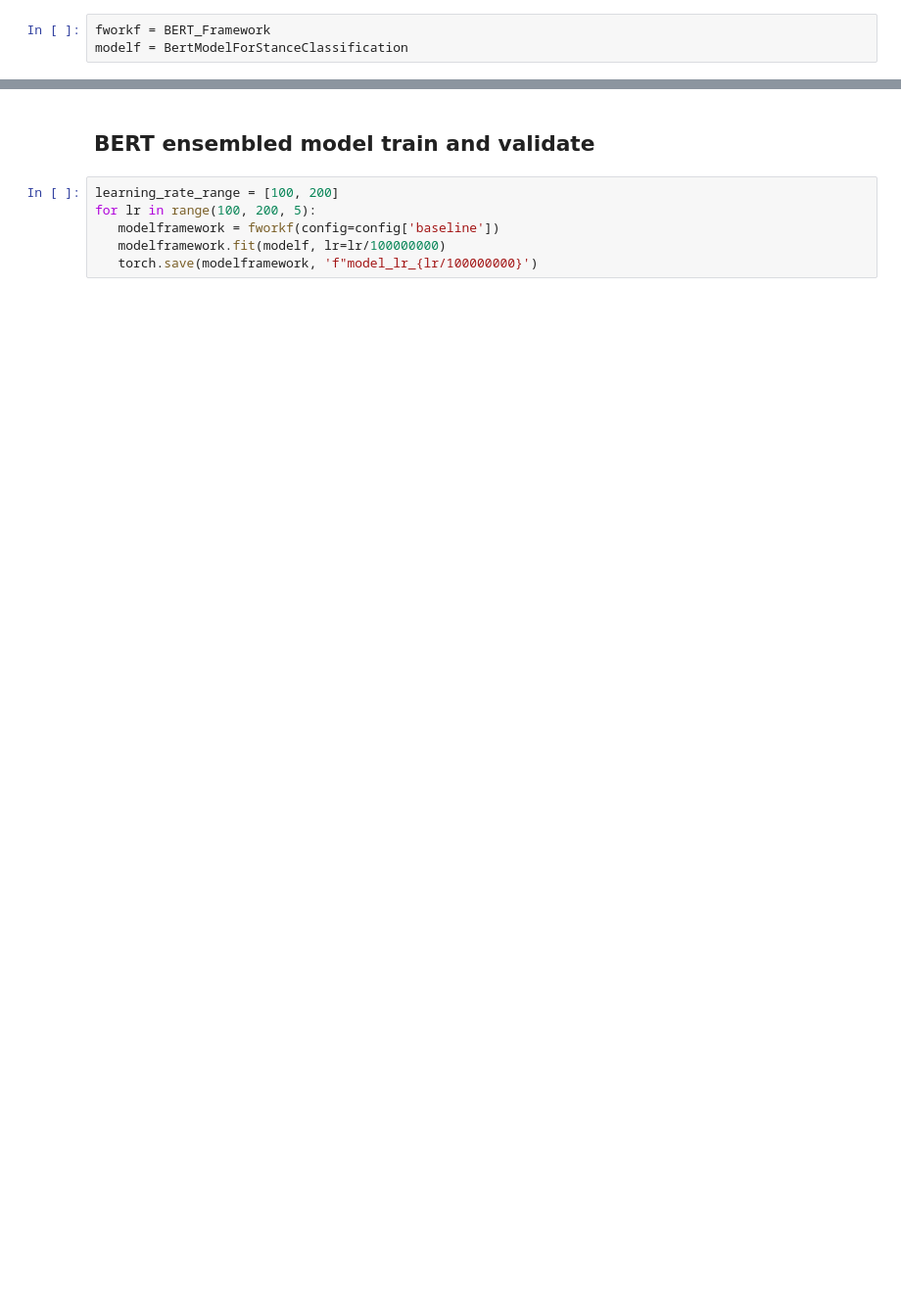
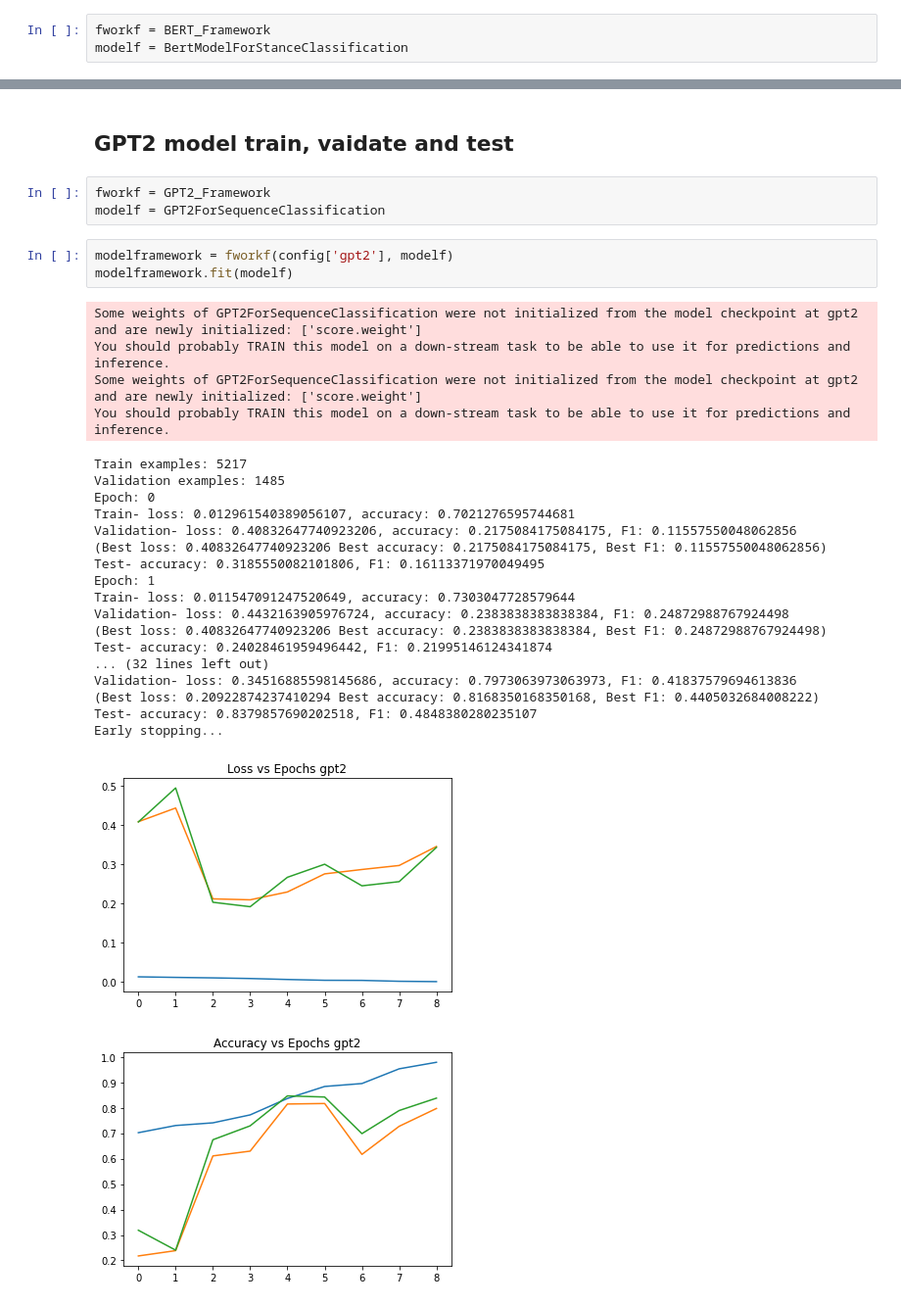
Before and after one commit to GuyAttia/MSC-NLP-Final-Project, a Jupyter notebook: run_model.ipynb, the cells around one changed output, grey strips where cells are left out. Shown at 98% size. Drawn from its saved outputs; the diff is of its cells as text; blank space fills up the shorter version.

```diff
--- a/run_model.ipynb
+++ b/run_model.ipynb
@@ -107,8 +142,32 @@ FileNotFoundError: ignored
 # %% [markdown]
-## BERT ensembled model train and validate
+## GPT2 model train, vaidate and test
-# %%
-learning_rate_range = [100, 200]
-for lr in range(100, 200, 5):
-   modelframework = fworkf(config=config['baseline'])
-   modelframework.fit(modelf, lr=lr/100000000)
-   torch.save(modelframework, 'f"model_lr_{lr/100000000}')
+# %%
+fworkf = GPT2_Framework
+modelf = GPT2ForSequenceClassification
+# %%
+modelframework = fworkf(config['gpt2'], modelf)
+modelframework.fit(modelf)
+# %% [output]
+Some weights of GPT2ForSequenceClassification were not initialized from the model checkpoint at gpt2 and are newly initialized: ['score.weight']
+You should probably TRAIN this model on a down-stream task to be able to use it for predictions and inference.
+Some weights of GPT2ForSequenceClassification were not initialized from the model checkpoint at gpt2 and are newly initialized: ['score.weight']
+You should probably TRAIN this model on a down-stream task to be able to use it for predictions and inference.
+Train examples: 5217
+Validation examples: 1485
+Epoch: 0
+Train- loss: 0.012961540389056107, accuracy: 0.7021276595744681
+Validation- loss: 0.40832647740923206, accuracy: 0.2175084175084175, F1: 0.11557550048062856
+(Best loss: 0.40832647740923206 Best accuracy: 0.2175084175084175, Best F1: 0.11557550048062856)
+Test- accuracy: 0.3185550082101806, F1: 0.16113371970049495
+Epoch: 1
+Train- loss: 0.011547091247520649, accuracy: 0.7303047728579644
+Validation- loss: 0.4432163905976724, accuracy: 0.2383838383838384, F1: 0.24872988767924498
+(Best loss: 0.40832647740923206 Best accuracy: 0.2383838383838384, Best F1: 0.24872988767924498)
+Test- accuracy: 0.24028461959496442, F1: 0.21995146124341874
+... (32 lines left out)
+Validation- loss: 0.34516885598145686, accuracy: 0.7973063973063973, F1: 0.41837579694613836
+(Best loss: 0.20922874237410294 Best accuracy: 0.8168350168350168, Best F1: 0.4405032684008222)
+Test- accuracy: 0.8379857690202518, F1: 0.4848380280235107
+Early stopping...
+[figure, added]
+[figure, added]
```
Also changed, not shown: parts of 8 cells of this notebook, 18 other files.
